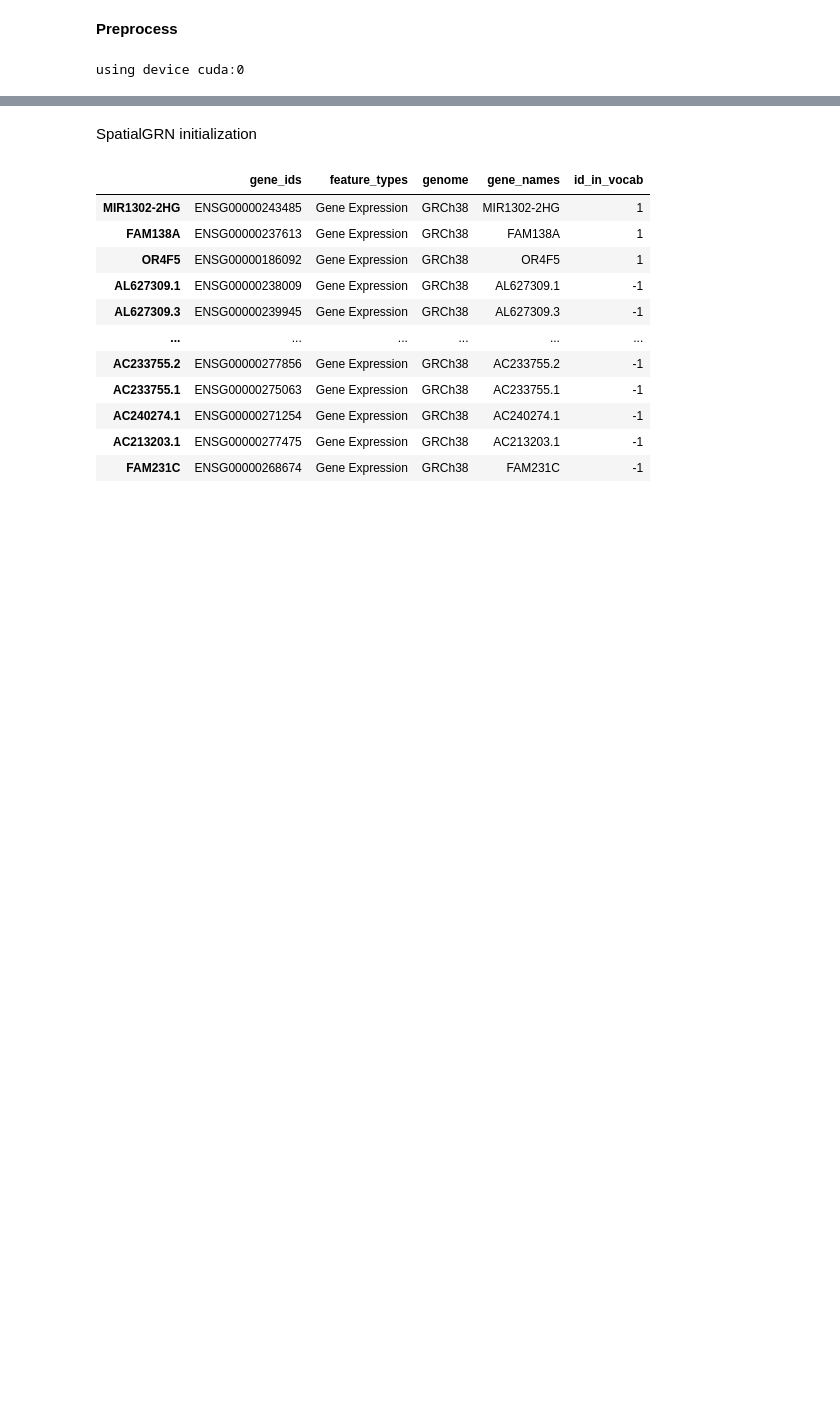
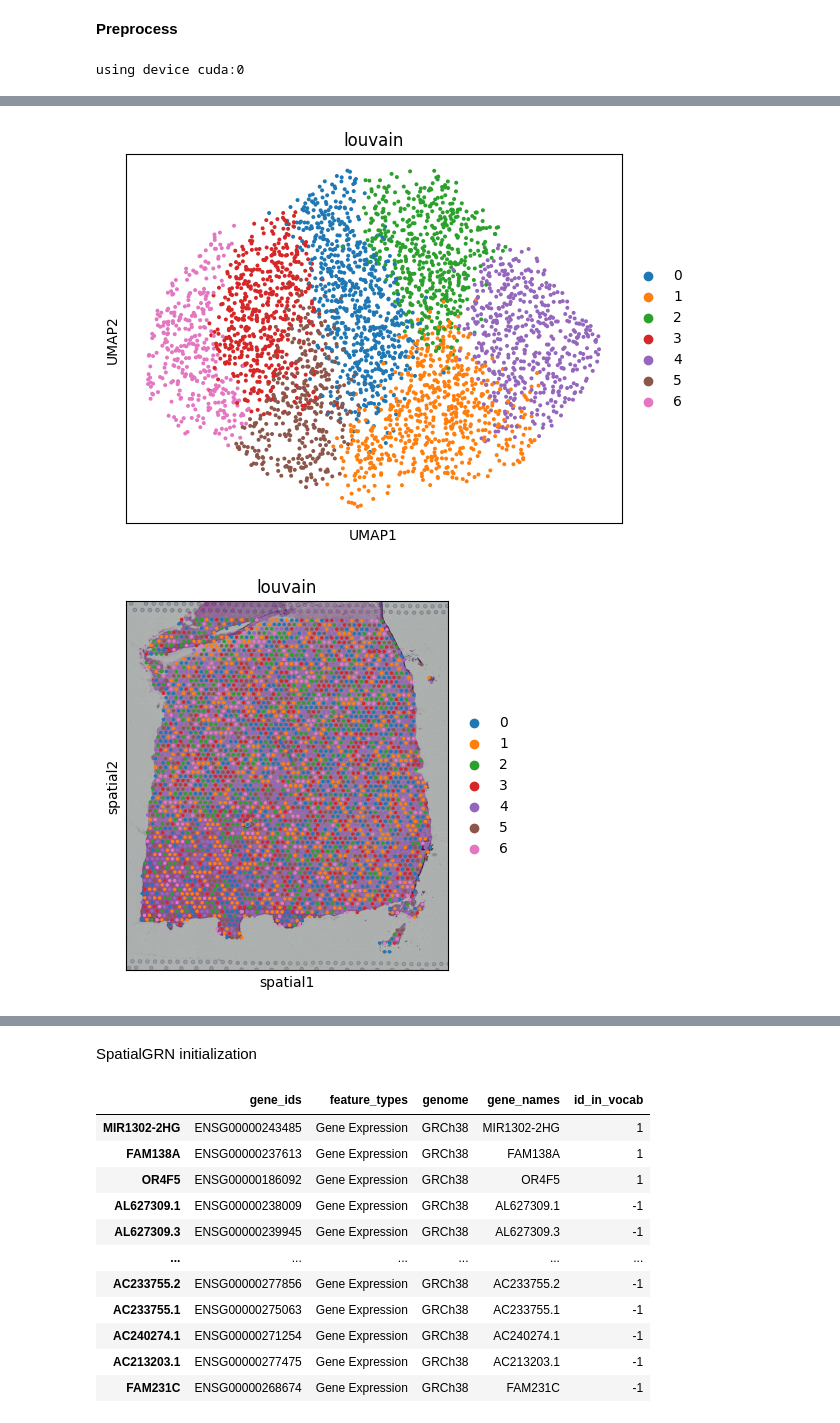
Before and after one commit to tju-zl/SpatialGRN, a Jupyter notebook: Tutorials/Pretrain_DLPFC.ipynb, the cells around one changed output, grey strips where cells are left out. Drawn from its saved outputs; the diff is of its cells as text; code cells hidden in the pictures; blank space fills up the shorter version.

```diff
--- a/Tutorials/Tutorial_pretrain_Visium.ipynb
+++ b/Tutorials/Pretrain_DLPFC.ipynb
@@ -47,3 +44,5 @@ from SpatialGPT.spatialgpt import SpatailGPT
 sg = SpatailGPT(args)
 # %% [output]
 using device cuda:0
+# %%
+sg.batch_fit(adata_list)
@@ -49,0 +72,2 @@ using device cuda:0
+# %%
+cls_path = sg.get_cls(adata_list[8], eval_batch=64)
@@ -50,3 +79,3 @@ using device cuda:0
 # %%
-sg.fit(adata)
+sg.adata
 # %% [output]
@@ -86,0 +108,11 @@ np.arange(q_rm[0], q_rm[1], -0.1), len(np.arange(q_rm[0], q_rm[1], -0.1)), range
+# %%
+sg.adata.obsm['cls'] = np.load(cls_path)
+# %%
+sc.pp.neighbors(sg.adata, use_rep='cls')
+sc.tl.umap(sg.adata)
+sc.tl.louvain(sg.adata)
+sc.pl.umap(sg.adata, color=["louvain"])
+sc.pl.spatial(sg.adata,color=["louvain"])
+# %% [output]
+[figure, added]
+[figure, added]
```
Also changed, not shown: parts of 19 cells of this notebook, 7 other files.
